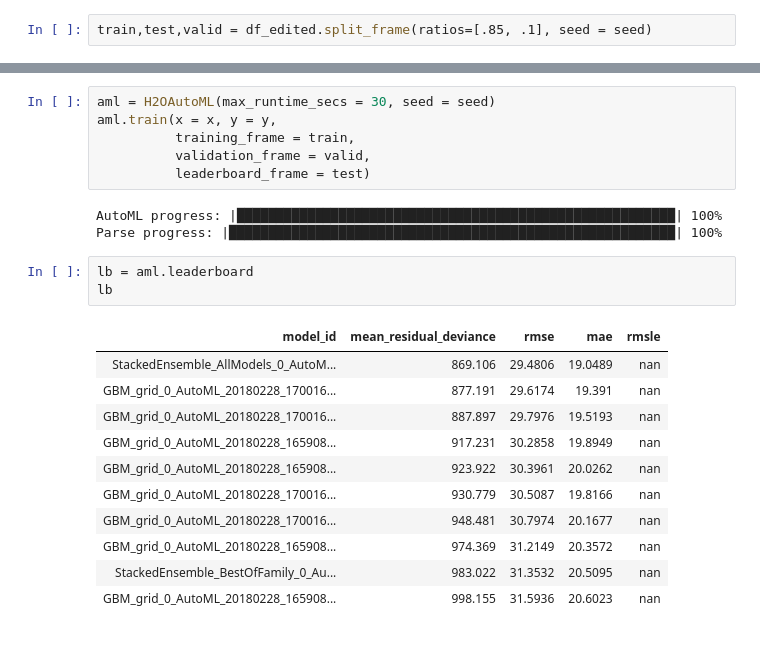
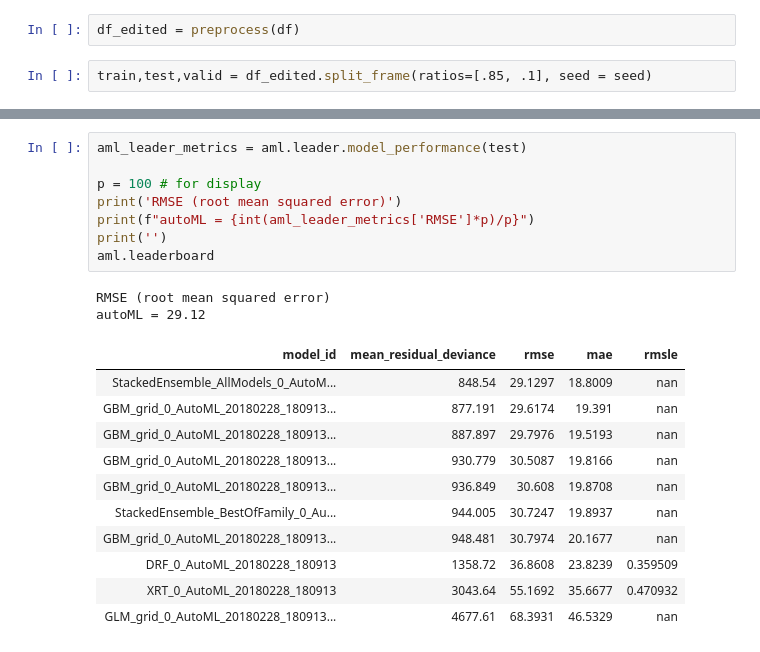
Before and after one commit to jeanettehead/tracker-ml, a Jupyter notebook: bike_automl_datetime.ipynb, the cells around one changed output, grey strips where cells are left out. Drawn from its saved outputs; the diff is of its cells as text.

```diff
--- a/bike_automl_datetime.ipynb
+++ b/bike_automl_datetime.ipynb
@@ -100,3 +109,5 @@ df_edited['month'] = df_edited['month'].asfactor()
+# %%
+df_edited = preprocess(df)
 # %%
 train,test,valid = df_edited.split_frame(ratios=[.85, .1], seed = seed)
 # %%
@@ -153,24 +173,22 @@ x.remove(y)
-# %%
-aml = H2OAutoML(max_runtime_secs = 30, seed = seed)
-aml.train(x = x, y = y,
-          training_frame = train,
-          validation_frame = valid,
-          leaderboard_frame = test)
-# %% [output]
-AutoML progress: |████████████████████████████████████████████████████████| 100%
-Parse progress: |█████████████████████████████████████████████████████████| 100%
-# %%
-lb = aml.leaderboard
-lb
-# %% [output]
-| model_id | mean_residual_deviance | rmse | mae | rmsle |
-| StackedEnsemble_AllModels_0_AutoM... | 869.106 | 29.4806 | 19.0489 | nan |
-| GBM_grid_0_AutoML_20180228_170016... | 877.191 | 29.6174 | 19.391 | nan |
-| GBM_grid_0_AutoML_20180228_170016... | 887.897 | 29.7976 | 19.5193 | nan |
-| GBM_grid_0_AutoML_20180228_165908... | 917.231 | 30.2858 | 19.8949 | nan |
-| GBM_grid_0_AutoML_20180228_165908... | 923.922 | 30.3961 | 20.0262 | nan |
-| GBM_grid_0_AutoML_20180228_170016... | 930.779 | 30.5087 | 19.8166 | nan |
-| GBM_grid_0_AutoML_20180228_170016... | 948.481 | 30.7974 | 20.1677 | nan |
-| GBM_grid_0_AutoML_20180228_165908... | 974.369 | 31.2149 | 20.3572 | nan |
-| StackedEnsemble_BestOfFamily_0_Au... | 983.022 | 31.3532 | 20.5095 | nan |
-| GBM_grid_0_AutoML_20180228_165908... | 998.155 | 31.5936 | 20.6023 | nan |
+# %%
+aml_leader_metrics = aml.leader.model_performance(test)
+
+p = 100 # for display
+print('RMSE (root mean squared error)')
+print(f"autoML = {int(aml_leader_metrics['RMSE']*p)/p}")
+print('')
+aml.leaderboard
+# %% [output]
+RMSE (root mean squared error)
+autoML = 29.12
+| model_id | mean_residual_deviance | rmse | mae | rmsle |
+| StackedEnsemble_AllModels_0_AutoM... | 848.54 | 29.1297 | 18.8009 | nan |
+| GBM_grid_0_AutoML_20180228_180913... | 877.191 | 29.6174 | 19.391 | nan |
+| GBM_grid_0_AutoML_20180228_180913... | 887.897 | 29.7976 | 19.5193 | nan |
+| GBM_grid_0_AutoML_20180228_180913... | 930.779 | 30.5087 | 19.8166 | nan |
+| GBM_grid_0_AutoML_20180228_180913... | 936.849 | 30.608 | 19.8708 | nan |
+| StackedEnsemble_BestOfFamily_0_Au... | 944.005 | 30.7247 | 19.8937 | nan |
+| GBM_grid_0_AutoML_20180228_180913... | 948.481 | 30.7974 | 20.1677 | nan |
+| DRF_0_AutoML_20180228_180913 | 1358.72 | 36.8608 | 23.8239 | 0.359509 |
+| XRT_0_AutoML_20180228_180913 | 3043.64 | 55.1692 | 35.6677 | 0.470932 |
+| GLM_grid_0_AutoML_20180228_180913... | 4677.61 | 68.3931 | 46.5329 | nan |
```
Also changed, not shown: parts of 6 cells of this notebook, 1 other file.
